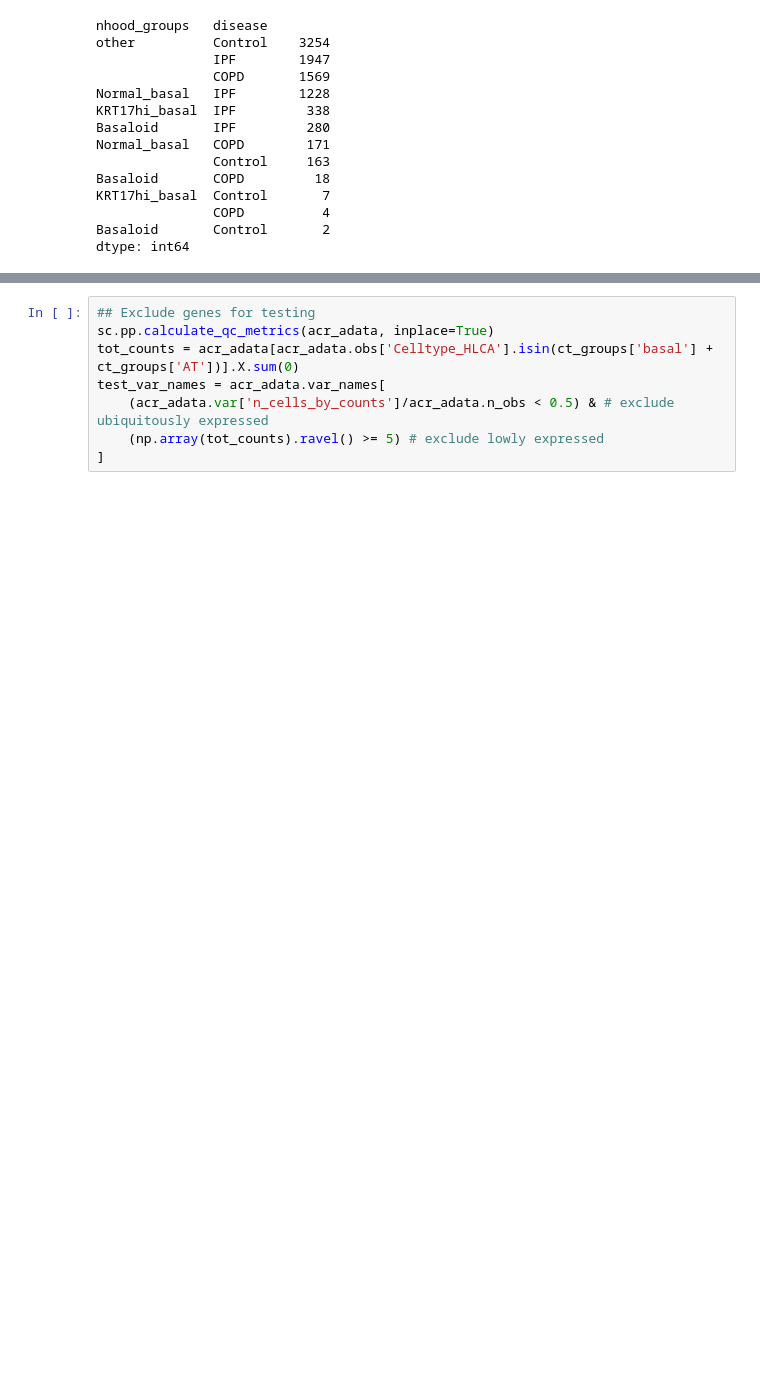
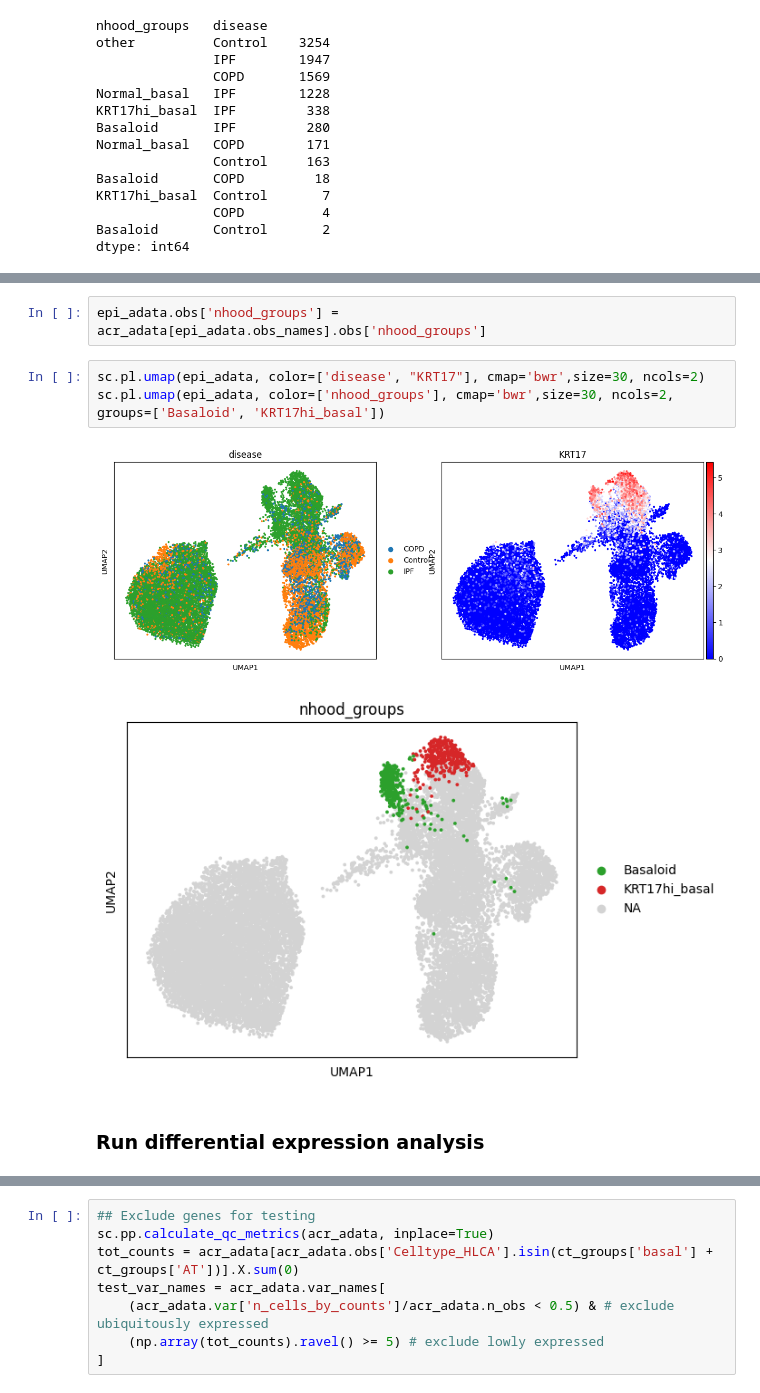
Before and after one commit to MarioniLab/oor_design_reproducibility, a Jupyter notebook: src/_misc/HLCA_IPF_analysis/DE_KRT17hi_vs_Basaloid.ipynb, the cells around one changed output, grey strips where cells are left out. Drawn from its saved outputs; the diff is of its cells as text; blank space fills up the shorter version.

```diff
--- a/src/_misc/HLCA_IPF_analysis/DE_KRT17hi_vs_Basaloid.ipynb
+++ b/src/_misc/HLCA_IPF_analysis/DE_KRT17hi_vs_Basaloid.ipynb
@@ -417,0 +290,10 @@ dtype: int64
+# %%
+epi_adata.obs['nhood_groups'] = acr_adata[epi_adata.obs_names].obs['nhood_groups']
+# %%
+sc.pl.umap(epi_adata, color=['disease', "KRT17"], cmap='bwr',size=30, ncols=2)
+sc.pl.umap(epi_adata, color=['nhood_groups'], cmap='bwr',size=30, ncols=2, groups=['Basaloid', 'KRT17hi_basal'])
+# %% [output]
+[figure, added]
+[figure, added]
+# %% [markdown]
+### Run differential expression analysis
```
Also changed, not shown: parts of 47 cells of this notebook, 12 other files.
